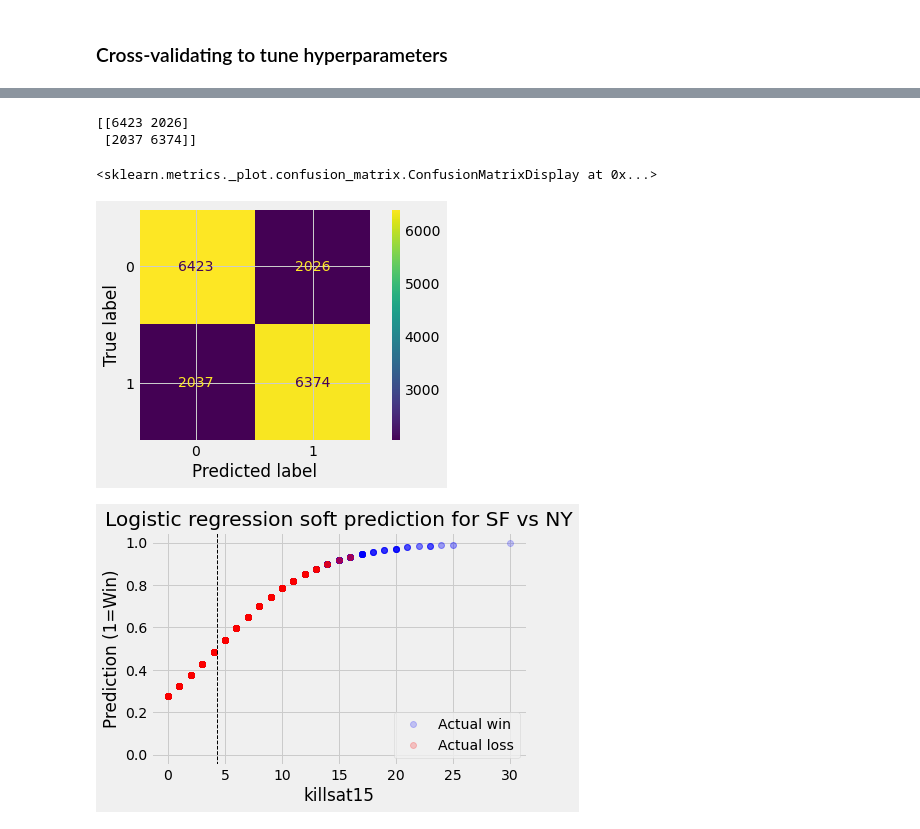
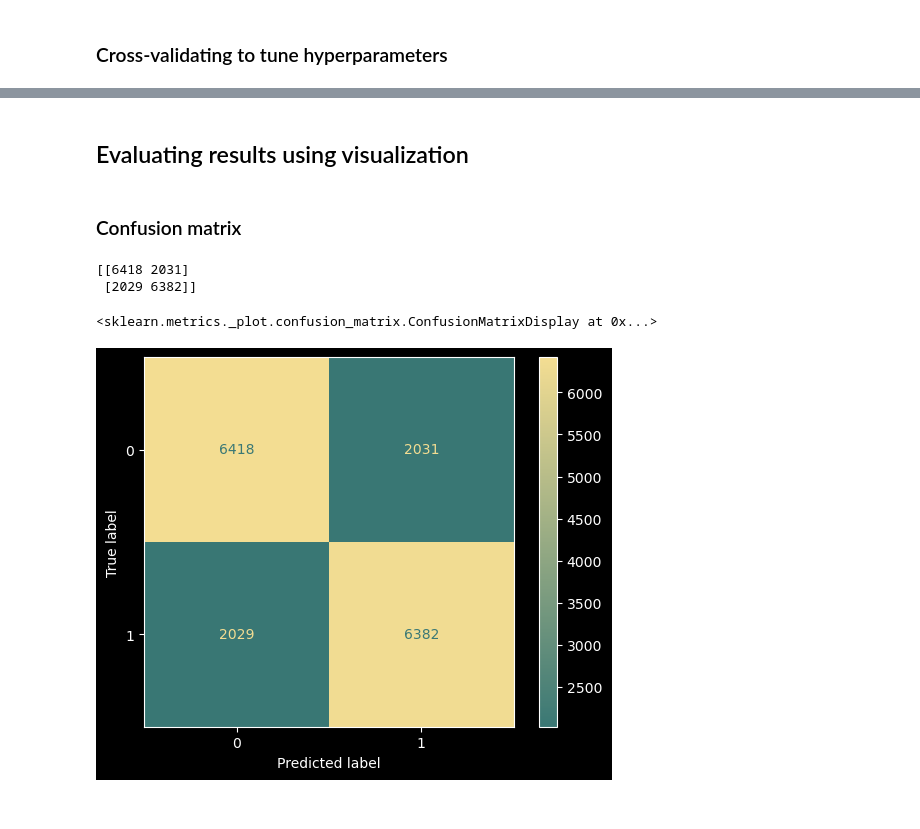
Before and after one commit to maneaterrbug/league_logistic_regression, a Jupyter notebook: code/eda_code.ipynb, the cells around one changed output, grey strips where cells are left out. Saved outputs shown, nothing was run; the diff lists cells and outputs as text; code cells hidden in the pictures.

```diff
--- a/code/eda_code.ipynb
+++ b/code/eda_code.ipynb
@@ -67,5 +110,7 @@ df_agg = df_teams.set_index('id_side').join(df_players_piv.set_index('id_side'))
 # %%
-col_lst = ['kda_15','top_15','jng_15','mid_15','bot_15','sup_15','side_bool','result','csdiffat15','killsat15','assistsat15','deathsat15','golddiffat15','xpdiffat15']
+col_lst = ['kda_15','top_15','jng_15','mid_15','bot_15','sup_15',
+           'side_bool','result','csdiffat15','killsat15','assistsat15',
+           'deathsat15','golddiffat15','xpdiffat15','csat15_est']
 df_plot = df_agg[col_lst].dropna()
 # %%
 sns.pairplot(df_plot, hue = 'result')
@@ -84,7 +133,7 @@ train_df['result'] = y_train
 test_df = X_test.copy()
 test_df['result'] = y_test
 # %%
-lr = LogisticRegression(max_iter = 500)
+lr = LogisticRegression(max_iter = 1000)
 # %% [markdown]
 ### Cross-validating to tune hyperparameters
 # %%
@@ -101,6 +150,8 @@ GridSearchCV(cv=10, estimator=LogisticRegression(max_iter=500),
                                27, 28, 29, 30, ...]},
              scoring='f1')
 # %%
-print('Best params: ', grid.best_params_)
+c_best = grid.best_params_['C']
+
+print('Best params: ', c_best)
 print('Best score:', grid.best_score_)
 # %% [output]
@@ -111,4 +162,4 @@ Best score: 0.7585731231513281
 # %%
-lr = LogisticRegression(C = 21, max_iter = 500, multi_class = 'multinomial')
+lr = LogisticRegression(C = c_best, max_iter = 1000, multi_class = 'multinomial')
 lr.fit(X_train,y_train)
 # %% [output]
@@ -121,42 +172,12 @@ f1_score(y_train, y_pred)
+# %% [markdown]
+## Evaluating results using visualization
+# %% [markdown]
+### Confusion matrix
 # %%
 print(confusion_matrix(y_train,y_pred))
-plot_confusion_matrix(lr, X_train, y_train)
+plot_confusion_matrix(lr, X_train, y_train, cmap = newcmp)
 # %% [output]
-[[6423 2026]
- [2037 6374]]
+[[6418 2031]
+ [2029 6382]]
 <sklearn.metrics._plot.confusion_matrix.ConfusionMatrixDisplay at 0x...>
-[figure, old version]
+[figure, new version]
-# %%
-def viz_SF_LR(df, feat, model, hard_classification=True, decision_boundary=False):
-    model.fit(df[[feat]], df['result'])
-
-    # extract elevation feature and hard or soft predictions
-    feature = df[[feat]].values
-    if hard_classification:
-        predictions = model.predict(feature)
-    else:
-        predictions = model.predict_proba(feature)[:, 1]
-
-    # color filter true class labels and plot predictions
-    sf_mask = (df['result'] == 1).values
-    plt.plot(feature[sf_mask], predictions[sf_mask], 'bo', label='Actual win', alpha=0.2)
-    plt.plot(feature[~sf_mask], predictions[~sf_mask], 'ro', label='Actual loss', alpha=0.2)
-
-    # optionally calculate and display decision boundary as dotted line
-    if decision_boundary:
-        b_0, b_1 = model.intercept_, model.coef_[0]
-        plt.gca().axvline(-b_0/b_1,c='k',ls='--',lw=1)
-
-    # plot formatting
-    plt.ylim(-0.05, 1.05)
-    plt.xlabel(feat)
-    plt.ylabel('Prediction (1=Win)')
-    type_str = 'hard' if hard_classification else 'soft'
-    plt.title('Logistic regression ' + type_str + ' prediction for SF vs NY')
-    plt.legend(loc='lower right')
-
-lr1 = LogisticRegression()
-
-viz_SF_LR(train_df, 'killsat15', lr1, hard_classification=False, decision_boundary = True)
-# %% [output]
-[figure, removed]
```
Also changed, not shown: parts of 28 cells of this notebook.
